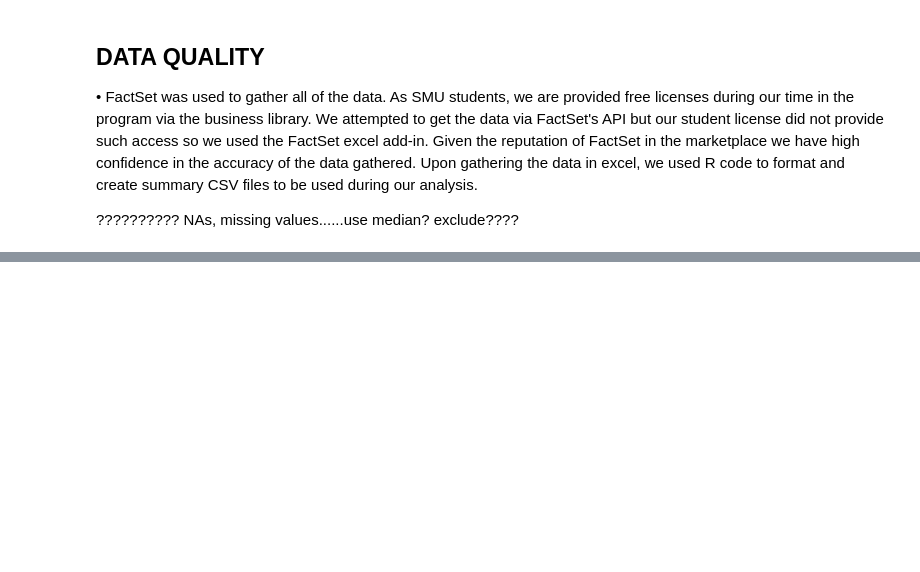
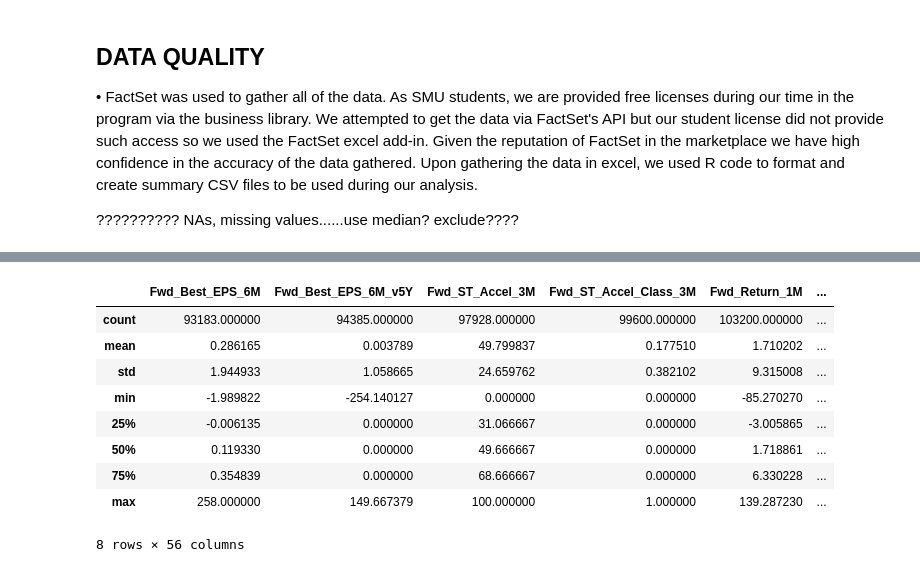
Before and after one commit to JosephWoodall/ML1_Project, a Jupyter notebook: ML1.ipynb, the cells around one changed output, grey strips where cells are left out. Cells and saved outputs as stored; diff of their text form; code cells hidden in the pictures; blank space fills up the shorter version.

```diff
--- a/ML1.ipynb
+++ b/ML1.ipynb
@@ -255,3 +257,6 @@ Fwd_Return_6M = 6 month FORWARD price return
 # %%
-# Summary statistics
+# import data
 import pandas as pd
+import numpy as np
+
+df = pd.read_csv('FS_DATA_ALL_ML_ADJ_5Y.csv')
@@ -257,0 +294,8 @@ import pandas as pd
+# %%
+# Change variable types for:
+# Fwd_ST_Accel_Class_3M to object
+# ST_Accel_Class to object
+
+object_features = ['Fwd_ST_Accel_Class_3M', 'ST_Accel_Class']
+print(object_features)
+df[object_features] = df[object_features].astype(float)
@@ -257,0 +304,5 @@ import pandas as pd
+# %%
+# Convert Op_Mgn to float????? Why doesn't this work????
+float_features = ['Op_Mgn']
+print(float_features)
+df[float_features] = df[float_features].astype(float)
@@ -257,0 +340,13 @@ import pandas as pd
+# %%
+df.describe()
+# %% [output]
+|  | Fwd_Best_EPS_6M | Fwd_Best_EPS_6M_v5Y | Fwd_ST_Accel_3M | Fwd_ST_Accel_Class_3M | Fwd_Return_1M | ... |
+| count | 93183.000000 | 94385.000000 | 97928.000000 | 99600.000000 | 103200.000000 | ... |
+| mean | 0.286165 | 0.003789 | 49.799837 | 0.177510 | 1.710202 | ... |
+| std | 1.944933 | 1.058665 | 24.659762 | 0.382102 | 9.315008 | ... |
+| min | -1.989822 | -254.140127 | 0.000000 | 0.000000 | -85.270270 | ... |
+| 25% | -0.006135 | 0.000000 | 31.066667 | 0.000000 | -3.005865 | ... |
+| 50% | 0.119330 | 0.000000 | 49.666667 | 0.000000 | 1.718861 | ... |
+| 75% | 0.354839 | 0.000000 | 68.666667 | 0.000000 | 6.330228 | ... |
+| max | 258.000000 | 149.667379 | 100.000000 | 1.000000 | 139.287230 | ... |
+8 rows × 56 columns
```
Also changed, not shown: parts of 9 cells of this notebook.
